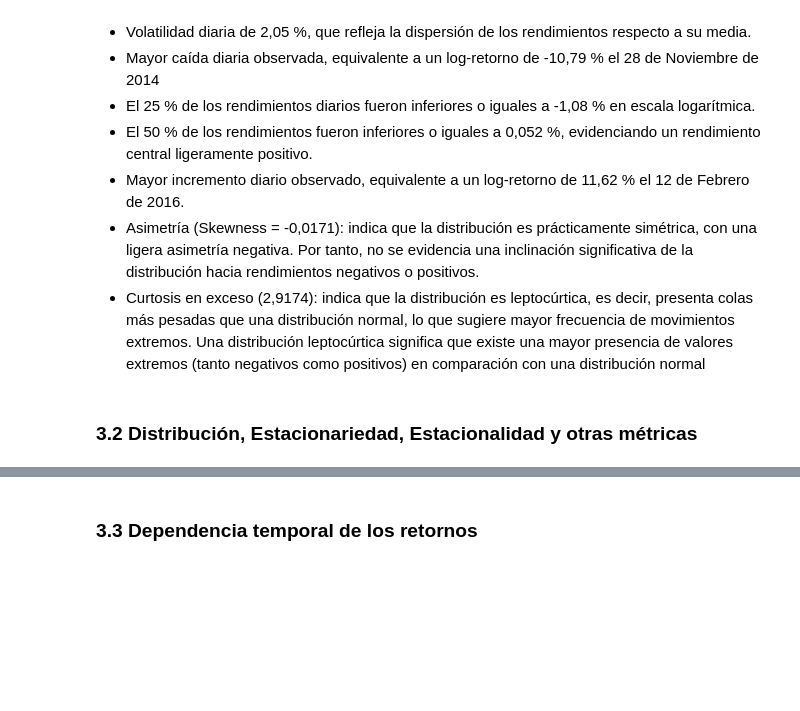
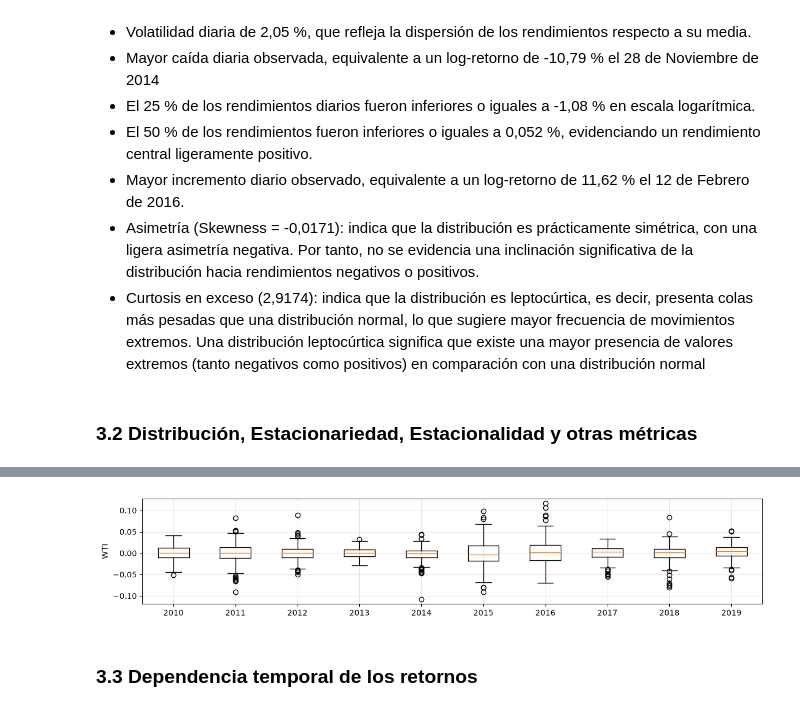
Before and after one commit to darlamai/proyecto_final_ml_wti, a Jupyter notebook: notebooks/01.eda_raw.ipynb, the cells around one changed output, grey strips where cells are left out. Saved outputs shown, nothing was run; the diff lists cells and outputs as text; code cells hidden in the pictures; blank space fills up the shorter version.

```diff
--- a/notebooks/01.eda_raw.ipynb
+++ b/notebooks/01.eda_raw.ipynb
@@ -591,0 +638,4 @@ Se usan las dos porque tienen hipótesis nulas opuestas. La conclusión es fuert
+# %%
+eda.graficar_boxplot_anual(train_ret)
+# %% [output]
+[figure, added]
```
Also changed, not shown: parts of 96 cells of this notebook, 5 other files.
